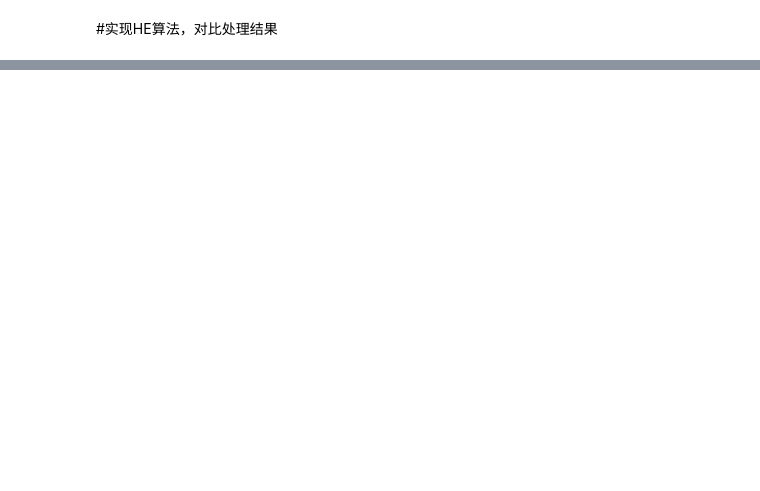
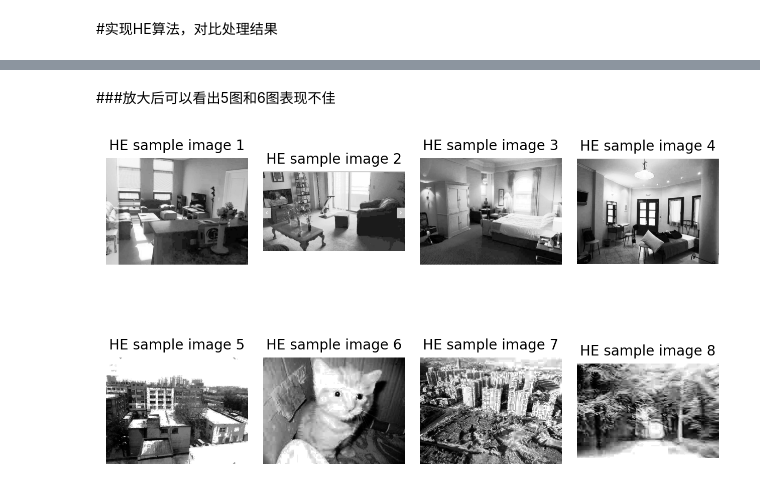
Before and after one commit to TheTarr/hw1, a Jupyter notebook: ntu_cv_project1_zjy.ipynb, the cells around one changed output, grey strips where cells are left out. Drawn from its saved outputs; the diff is of its cells as text; code cells hidden in the pictures; blank space fills up the shorter version.

```diff
--- a/ntu_cv_project1_zjy.ipynb
+++ b/ntu_cv_project1_zjy.ipynb
@@ -153,0 +135,32 @@ def HE(img_gray, L):
+# %%
+fig, axes = plt.subplots(nrows=9, ncols=5, dpi=300)
+
+axes[0,0].set_axis_off()
+for i in range(len(imgs)):
+  axes[i+1,0].text(0.5, 0.5, f'Sample {i+1}', fontsize=4, ha='center', va='center')
+  axes[i+1,0].set_axis_off()
+
+col_name = ['original image','HE image','histogram','HE_histogram']
+for i, name in enumerate(col_name):
+  axes[0,i+1].text(0.5, 0.5, name, fontsize=4, ha='center', va='center')
+  axes[0,i+1].set_axis_off()
+
+for i, (g_img, con_img, hist, con_hist) in enumerate(zip(g_imgs,con_imgs,hists,con_hists)):
+  i = i+1
+  axes[i,1].imshow(g_img,cmap='gray')
+  axes[i,1].set_axis_off()
+  axes[i,2].imshow(con_img,cmap='gray')
+  axes[i,2].set_axis_off()
+  axes[i,3].hist(hist, bins=256, density=True)
+  axes[i,3].set_xlabel('Pixel Value', fontsize=3)
+  axes[i,3].set_ylabel('Frequency', fontsize=2)
+  axes[i,3].tick_params(axis='x', labelsize=2)
+  axes[i,3].tick_params(axis='y', labelsize=2)
+  axes[i,4].hist(con_hist, bins=256, density=True)
+  axes[i,4].set_xlabel('Pixel Value', fontsize=3)
+  axes[i,4].set_ylabel('Frequency', fontsize=2)
+  axes[i,4].tick_params(axis='x', labelsize=2)
+  axes[i,4].tick_params(axis='y', labelsize=2)
+
+plt.subplots_adjust(wspace=0.05, hspace=0.5)  # 调整水平和垂直间距
+plt.show()
@@ -153,0 +169,13 @@ def HE(img_gray, L):
+# %% [markdown]
+###放大后可以看出5图和6图表现不佳
+# %%
+plt.figure(dpi=200)
+for i,con_img in enumerate(con_imgs):
+  ax = plt.subplot(2,4,i+1)
+  plt.axis('off')
+  ax.set_title(f'HE sample image {i+1}',fontsize=10)
+  ax.imshow(con_img,cmap='gray')
+plt.tight_layout()
+plt.show()
+# %% [output]
+[figure, added]
```
Also changed, not shown: parts of 11 cells of this notebook.
